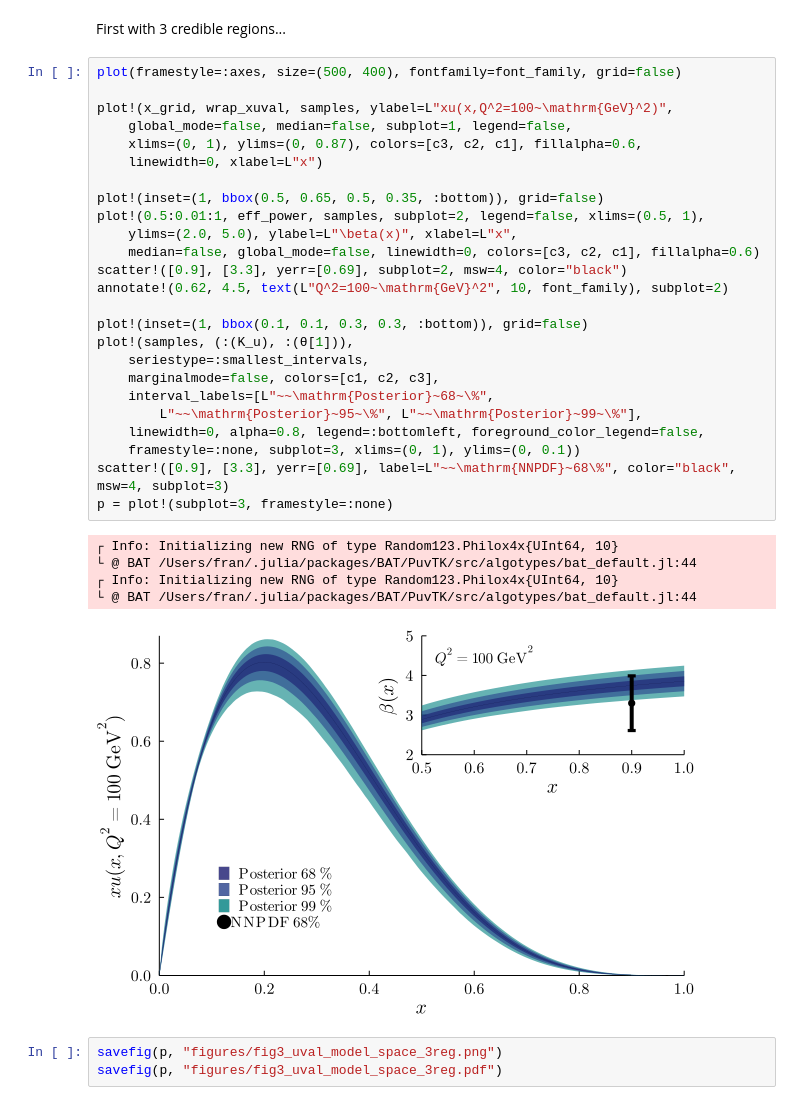
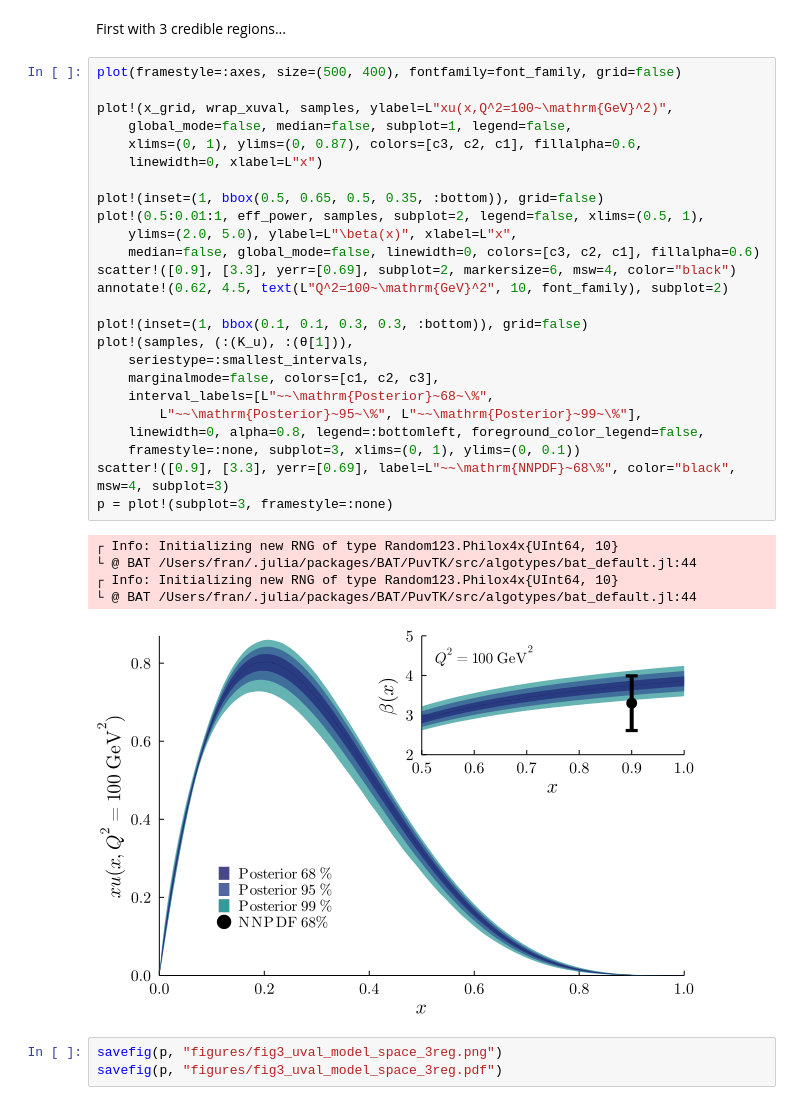
Before and after one commit to mppmu/high-x-parton-pdf-inference, a Jupyter notebook: plots_for_paper.ipynb, the cells around one changed output. Drawn from its saved outputs; the diff is of its cells as text.

```diff
--- a/plots_for_paper.ipynb
+++ b/plots_for_paper.ipynb
@@ -381,34 +381,34 @@ First with 3 credible regions...
 # %%
 plot(framestyle=:axes, size=(500, 400), fontfamily=font_family, grid=false)
 
 plot!(x_grid, wrap_xuval, samples, ylabel=L"xu(x,Q^2=100~\mathrm{GeV}^2)",
     global_mode=false, median=false, subplot=1, legend=false,
     xlims=(0, 1), ylims=(0, 0.87), colors=[c3, c2, c1], fillalpha=0.6,
     linewidth=0, xlabel=L"x")
 
 plot!(inset=(1, bbox(0.5, 0.65, 0.5, 0.35, :bottom)), grid=false)
 plot!(0.5:0.01:1, eff_power, samples, subplot=2, legend=false, xlims=(0.5, 1),
     ylims=(2.0, 5.0), ylabel=L"\beta(x)", xlabel=L"x",
     median=false, global_mode=false, linewidth=0, colors=[c3, c2, c1], fillalpha=0.6)
-scatter!([0.9], [3.3], yerr=[0.69], subplot=2, msw=4, color="black")
+scatter!([0.9], [3.3], yerr=[0.69], subplot=2, markersize=6, msw=4, color="black")
 annotate!(0.62, 4.5, text(L"Q^2=100~\mathrm{GeV}^2", 10, font_family), subplot=2)
 
 plot!(inset=(1, bbox(0.1, 0.1, 0.3, 0.3, :bottom)), grid=false)
 plot!(samples, (:(K_u), :(θ[1])),
     seriestype=:smallest_intervals,
     marginalmode=false, colors=[c1, c2, c3],
     interval_labels=[L"~~\mathrm{Posterior}~68~\%",
         L"~~\mathrm{Posterior}~95~\%", L"~~\mathrm{Posterior}~99~\%"],
     linewidth=0, alpha=0.8, legend=:bottomleft, foreground_color_legend=false,
     framestyle=:none, subplot=3, xlims=(0, 1), ylims=(0, 0.1))
 scatter!([0.9], [3.3], yerr=[0.69], label=L"~~\mathrm{NNPDF}~68\%", color="black", msw=4, subplot=3)
 p = plot!(subplot=3, framestyle=:none)
 # %% [output]
 ┌ Info: Initializing new RNG of type Random123.Philox4x{UInt64, 10}
 └ @ BAT /Users/fran/.julia/packages/BAT/PuvTK/src/algotypes/bat_default.jl:44
 ┌ Info: Initializing new RNG of type Random123.Philox4x{UInt64, 10}
 └ @ BAT /Users/fran/.julia/packages/BAT/PuvTK/src/algotypes/bat_default.jl:44
-[figure, old version]
+[figure, new version]
 # %%
 savefig(p, "figures/fig3_uval_model_space_3reg.png")
 savefig(p, "figures/fig3_uval_model_space_3reg.pdf")
```
Also changed, not shown: parts of 2 cells of this notebook, 4 other files.
